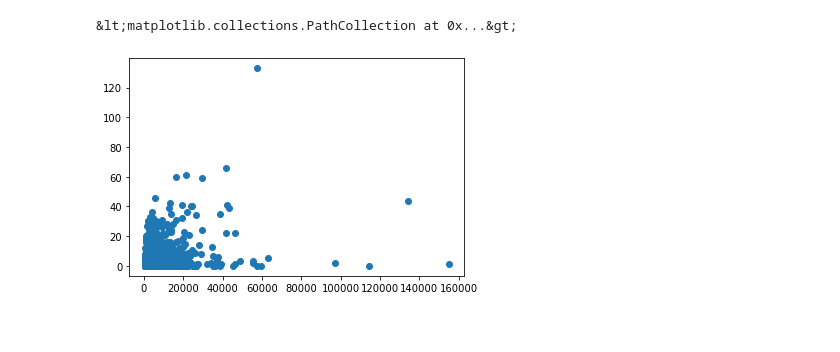
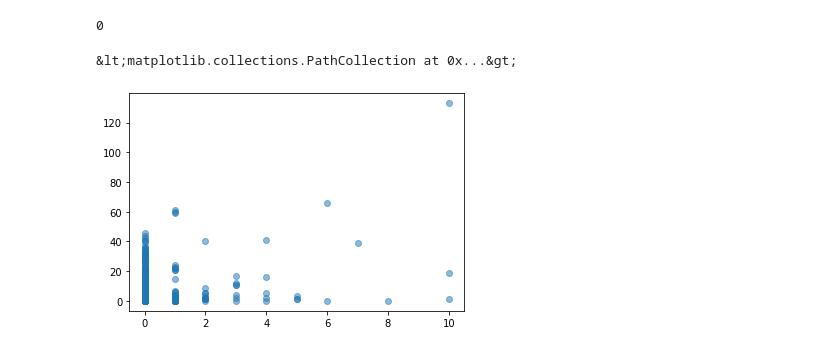
Before and after one commit to jcpark376/project2-wikipedia, a Jupyter notebook: ExtractClean/features.ipynb, the cells around one changed output. Cells and saved outputs as stored; diff of their text form; code cells hidden in the pictures.

```diff
--- a/ExtractClean/features.ipynb
+++ b/ExtractClean/features.ipynb
@@ -50,9 +105,22 @@ wiki_feat['text_length'] = body_text_lens
-# %%
-import matplotlib.pyplot as plt
-%matplotlib inline
-#plt.scatter(wiki_feat['days_since_creation'],wiki_feat['languages'])
-#plt.scatter(wiki_feat['references'],wiki_feat['languages'])
-plt.scatter(wiki_feat['text_length'],wiki_feat['languages'])
-# %% [output]
-&lt;matplotlib.collections.PathCollection at 0x...&gt;
-[figure, removed]
+# %%
+# wiki_feat.sort_values(by='languages', ascending=False).head(10)
+
+# playground
+filename = "../wikiarticles/Marcelo Peterson.html"
+html_handle = open(filename)
+html_text = html_handle.read()
+soup = BeautifulSoup(html_text, 'lxml')
+# %% [output]
+0
+# %%
+wiki_feat.dropna(inplace=True)
+wiki_feat.drop(columns = ['further_info_num'], inplace=True);
+# %%
+
+
+%matplotlib inline
+
+plt.scatter(wiki_feat['main_article_num'],wiki_feat['languages'], alpha=0.5)
+# %% [output]
+&lt;matplotlib.collections.PathCollection at 0x...&gt;
+[figure, added]
```
Also changed, not shown: parts of 7 cells of this notebook.
